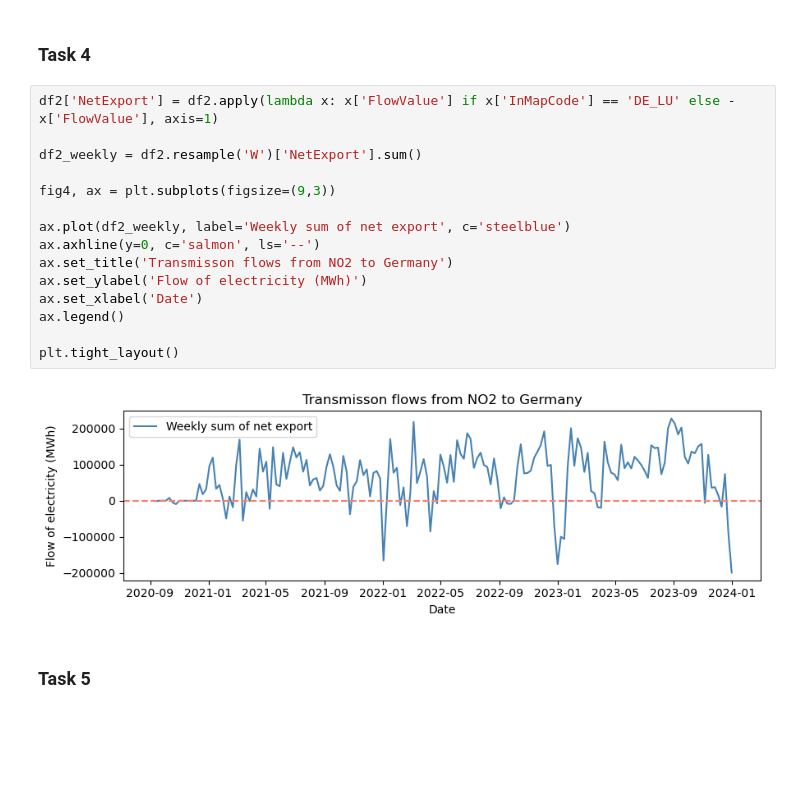
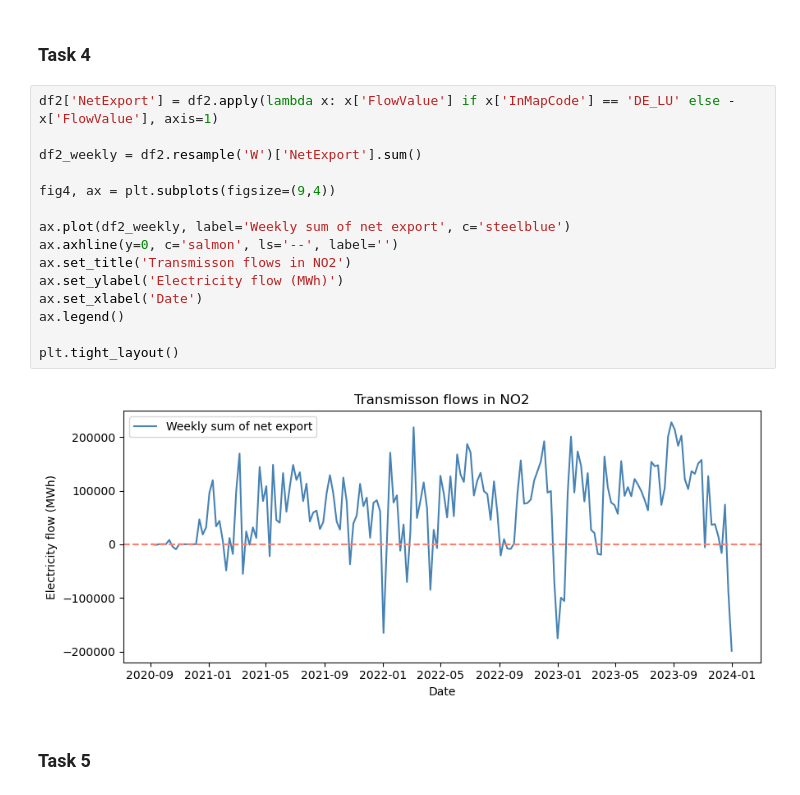
Before and after one commit to AndreasNoklebye/TECH2-Exam, a Jupyter notebook: exam-tech2.ipynb, the cells around one changed output. Saved outputs shown, nothing was run; the diff lists cells and outputs as text; blank space fills up the shorter version.

```diff
--- a/exam-tech2.ipynb
+++ b/exam-tech2.ipynb
@@ -149,20 +149,20 @@ plt.tight_layout()
 # %%
 df2['NetExport'] = df2.apply(lambda x: x['FlowValue'] if x['InMapCode'] == 'DE_LU' else -x['FlowValue'], axis=1)
 
 df2_weekly = df2.resample('W')['NetExport'].sum()
 
-fig4, ax = plt.subplots(figsize=(9,3))
+fig4, ax = plt.subplots(figsize=(9,4))
 
 ax.plot(df2_weekly, label='Weekly sum of net export', c='steelblue')
-ax.axhline(y=0, c='salmon', ls='--')
-ax.set_title('Transmisson flows from NO2 to Germany')
-ax.set_ylabel('Flow of electricity (MWh)')
+ax.axhline(y=0, c='salmon', ls='--', label='')
+ax.set_title('Transmisson flows in NO2')
+ax.set_ylabel('Electricity flow (MWh)')
 ax.set_xlabel('Date')
 ax.legend()
 
 plt.tight_layout()
 # %% [output]
-[figure, old version]
+[figure, new version]
 # %% [markdown]
 ### Task 5
 # %%
```
Also changed, not shown: parts of 6 cells of this notebook.
